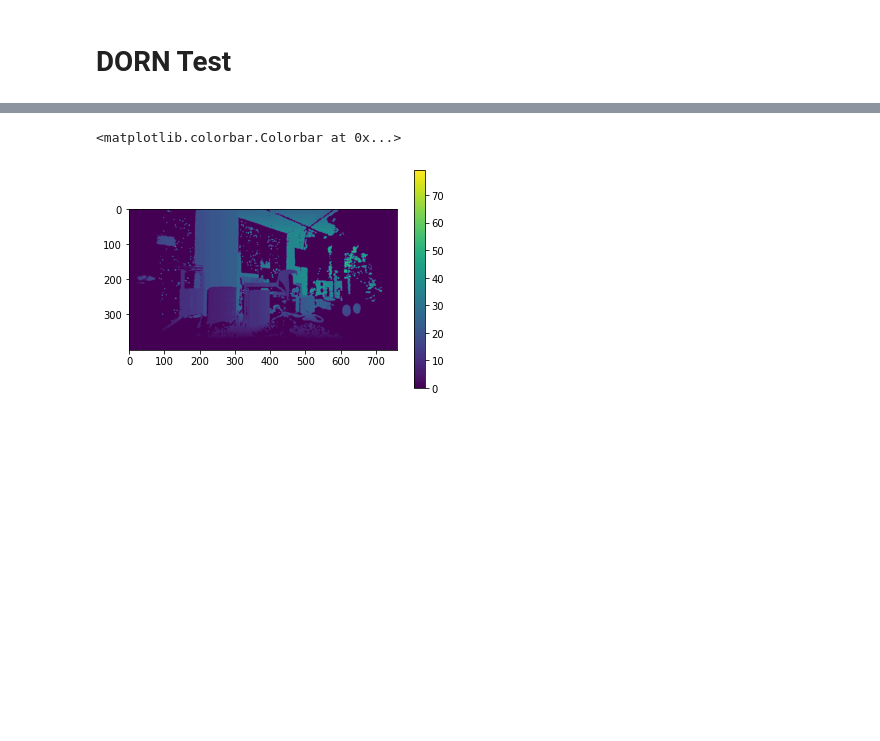
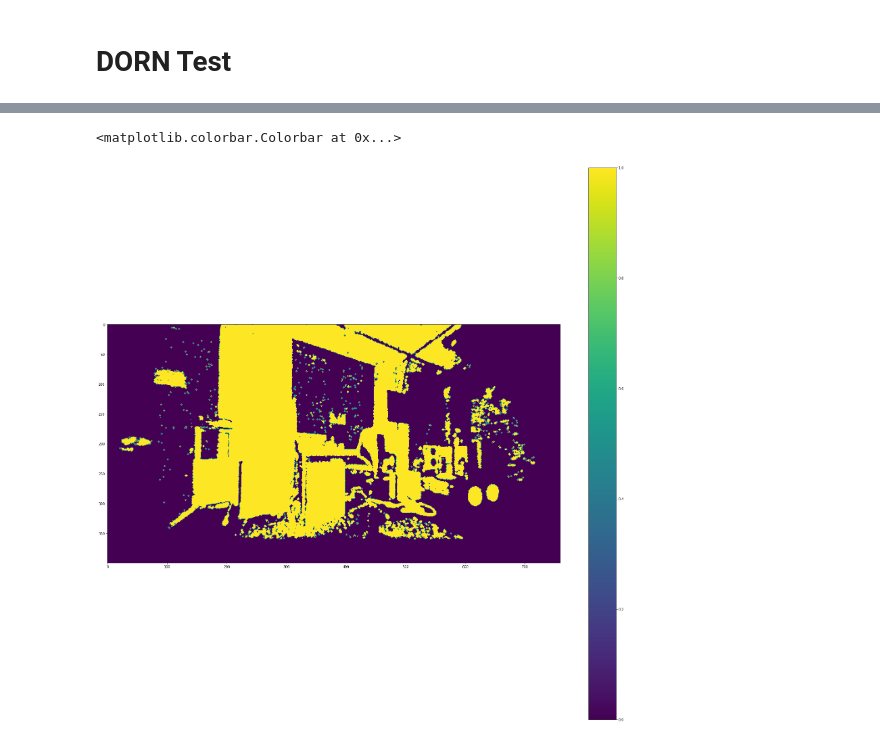
Before and after one commit to ethz-asl/background_foreground_segmentation, a Jupyter notebook: src/visualizations.ipynb, the cells around one changed output, grey strips where cells are left out. Drawn from its saved outputs; the diff is of its cells as text; code cells hidden in the pictures; blank space fills up the shorter version.

```diff
--- a/src/visualizations.ipynb
+++ b/src/visualizations.ipynb
@@ -157,6 +144,7 @@ for i in range(60):
 for i in range(100):
     entry2 = next(samples_iter2)
 figure0 = plt.figure(figsize=(17.5, 5), dpi=80)
+plt.rc('font', size=16)
 plt.subplots_adjust(wspace=0.1, hspace=0.1)
 
 ax1 = plt.subplot(2,4,1)
@@ -333,7 +403,7 @@ entries.append(entry2)
 i = 0
 rows = len(entries)
 figure0 = plt.figure(figsize=(20, 10), dpi=80)
-
+plt.rc('font', size=14)
 for entry in entries:
     image, label, mask = preprocess_bagfile(entry['image'], entry['label'])
     # RGB
@@ -553,9 +623,10 @@ entries.append(entry2)
 
 i = 0
 rows = len(entries)
-figure0 = plt.figure(figsize=(20, 5), dpi=80)
+figure0 = plt.figure(figsize=(20, 6), dpi=80)
 
 model0 = tf.keras.models.load_model('/home/matthias/data/rss_2021_data/xavier_models/nyu_depth_pretraining_14/model_epoch_65.h5', custom_objects={'tf': tf})
+plt.rc('font', size=16)
 for entry in entries:
     # RGB
     ax1 = plt.subplot(rows,5,i+1)
@@ -622,7 +693,7 @@ for i in range(index):
     if i > index - 5:
         entries.append(entry)
 """
-for i in range(17):
+for i in range(10):
     entry1 = next(samples_iter1)
 for i in range(24):
     entry2 = next(samples_iter2)
@@ -634,6 +705,7 @@ rows = len(entries)
 figure0 = plt.figure(figsize=(20, 5), dpi=80)
 model_pre = tf.keras.models.load_model('/home/matthias/data/rss_2021_data/xavier_models/nyu_depth_pretraining_14/model_epoch_65.h5', custom_objects={'tf': tf})
 model_fine = tf.keras.models.load_model('/home/matthias/data/rss_2021_data/xavier_models/office3_densedepth20_dyn_cam2_finetuning_2/model_epoch_6.h5', custom_objects={'tf': tf})
+plt.rc('font', size=14)
 for entry in entries:
     # RGB
     ax1 = plt.subplot(rows,6,i+1)
@@ -813,7 +885,7 @@ Average Boxcox lambda: 0.0
 # DORN Test
 # %%
 def create_ord_label(depth):
-    ord_num = 80
+    ord_num = 20
     beta = 10
     discretization = "SID"
     N, _, H, W = depth.shape
@@ -824,35 +896,80 @@ def create_ord_label(depth):
     else:
         label = ord_num * (depth - 1.0) / (beta - 1.0)
     label = tf.cast(label, dtype=tf.int64)
-    mask = tf.linspace(0, 79, ord_num) # ord_num - 1 instead of 255
+    mask = tf.linspace(0, ord_num - 1, ord_num) # ord_num - 1 instead of 255
+    print(mask)
     mask = tf.expand_dims(mask, 0)
     mask = tf.expand_dims(mask, -1)
     mask = tf.expand_dims(mask, -1)
+    print(mask.shape)
     mask = tf.tile(mask, [N, 1, H, W])
+    print("Unique:")
     mask = tf.cast(mask, tf.int64)
+    print(mask[0,:,9,9])
+    print("SHAPES: ")
+    print(mask.shape)
+    print(label.shape)
+
+    mask = tf.less(mask, label)
     print(mask.shape)
     print(ord_c0.shape)
-
-    mask = tf.equal(mask, label)
+    print("------------")
     ord_c0 = tf.where(mask, 0, ord_c0) #ord_c0[mask] = 0
     ord_c1 = 1 - ord_c0
+    print(np.unique(ord_c1[0,9,:,:]))
     return ord_c0, ord_c1
 
+def forward(prob, depth):
+    """
+    :param prob: ordinal regression probability, N x 2*Ord Num x H x W, torch.Tensor
+    :param gt: depth ground truth, NXHxW, torch.Tensor
+    :return: loss: loss value, torch.float
+    """
+    print("--- forward ---")
+    N, C, H, W = prob.shape
+    valid_mask = depth > 0.
+    print("Valid mask: {}".format(valid_mask.shape))
+    ord_c0, ord_c1 = create_ord_label(depth)
+    print("Ord_c0: {}".format(ord_c0.shape))
+    print("Ord_c1: {}".format(ord_c1.shape))
+    logP = tf.math.log(tf.clip_by_value(prob, clip_value_min=1e-8, clip_value_max=9999))
+    log1_P = tf.math.log(tf.clip_by_value(1 - prob, clip_value_min=1e-8, clip_value_max=9999))
+    entropy = tf.reduce_sum(ord_c1*logP, axis=1) + tf.reduce_sum(ord_c0*log1_P, axis=1) # eq. (2)
+
+    valid_mask = tf.squeeze(valid_mask, axis=1)
+    valid_entropy = tf.boolean_mask(entropy, valid_mask)
+    loss = - tf.math.reduce_mean(valid_entropy) # loss = - entropy[valid_mask].mean()
+    return loss
+
 for entry in val_ds_office_3_depth:
+    # get test_depth
     test_depth = tf.cast(entry['label']['distance'], tf.float32) *10/255
     print(np.max(test_depth))
     print(np.min(test_depth))
     test_depth2 = tf.expand_dims(tf.squeeze(test_depth), 0)
     test_depth2 = tf.expand_dims(test_depth2, 0)
     print(test_depth2.shape)
+    # create dummy test_prob
+    test_prob = tf.ones([1, 20, 400, 760], tf.float32)
+    print(test_prob.shape)
+    # test create_ord_label
     ord_c0, ord_c1 = create_ord_label(test_depth2)
+    print("ord_c1: {}".format(ord_c1.shape))
     final_depth = tf.math.argmax(ord_c1, axis=1)
     print(final_depth.shape)
     final_depth = tf.squeeze(final_depth)
+
+
+    loss = forward(test_prob, test_depth2)
+    print(loss)
     break
-plt.imshow(final_depth)
+plt.figure(figsize=(30,30))
+plt.imshow(ord_c1[0,0,:,:])
+#plt.imshow(final_depth)
 print(test_depth2.shape)
 plt.colorbar()
+
+# try to visualize this less thingy!
 # %% [output]
 10.0
 0.0
@@ -863,3 +990,3 @@ plt.colorbar()
 (1, 1, 400, 760)
 <matplotlib.colorbar.Colorbar at 0x...>
-[figure, old version]
+[figure, new version]
```
Also changed, not shown: parts of 9 cells of this notebook, 2 other files.
